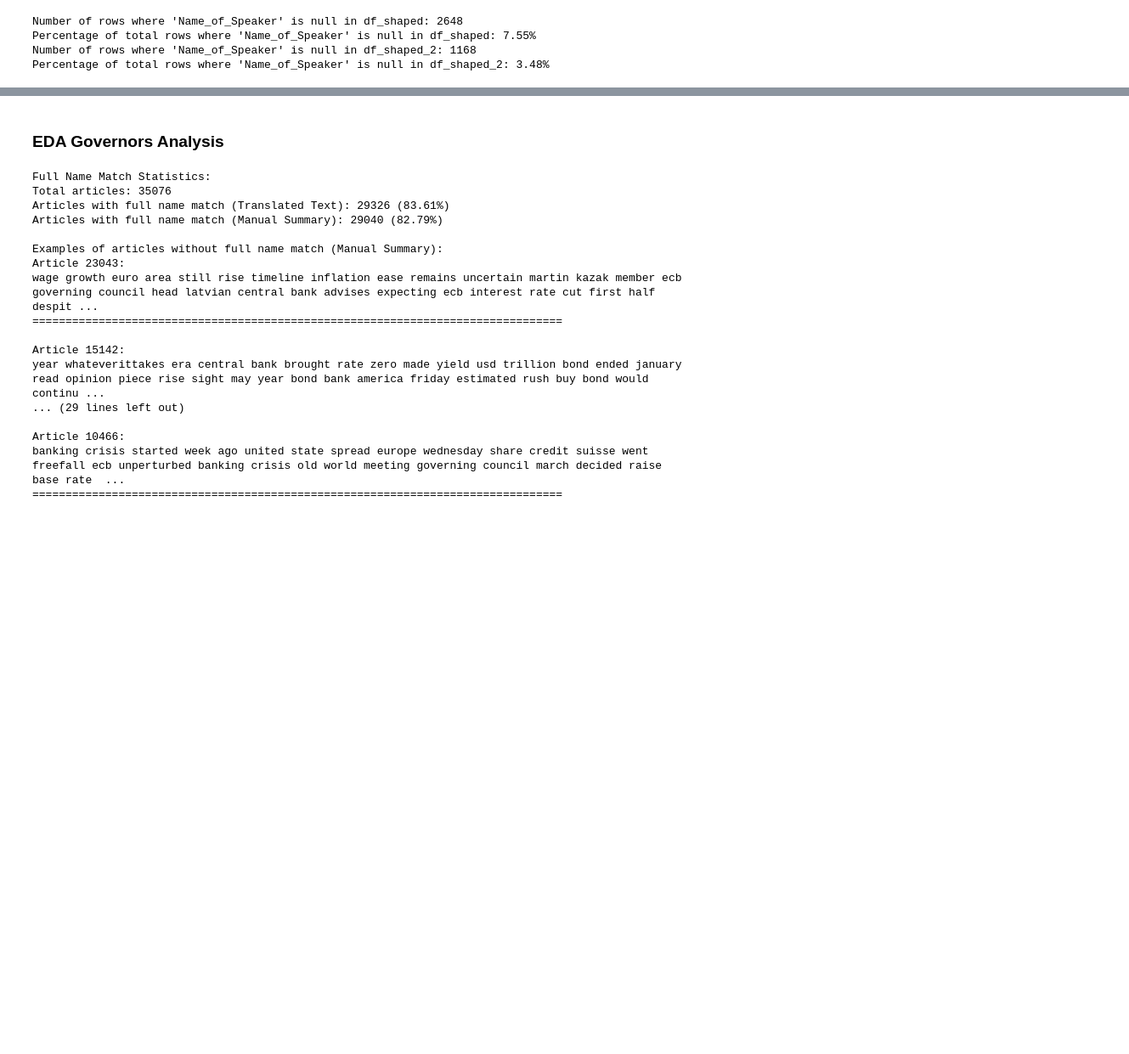
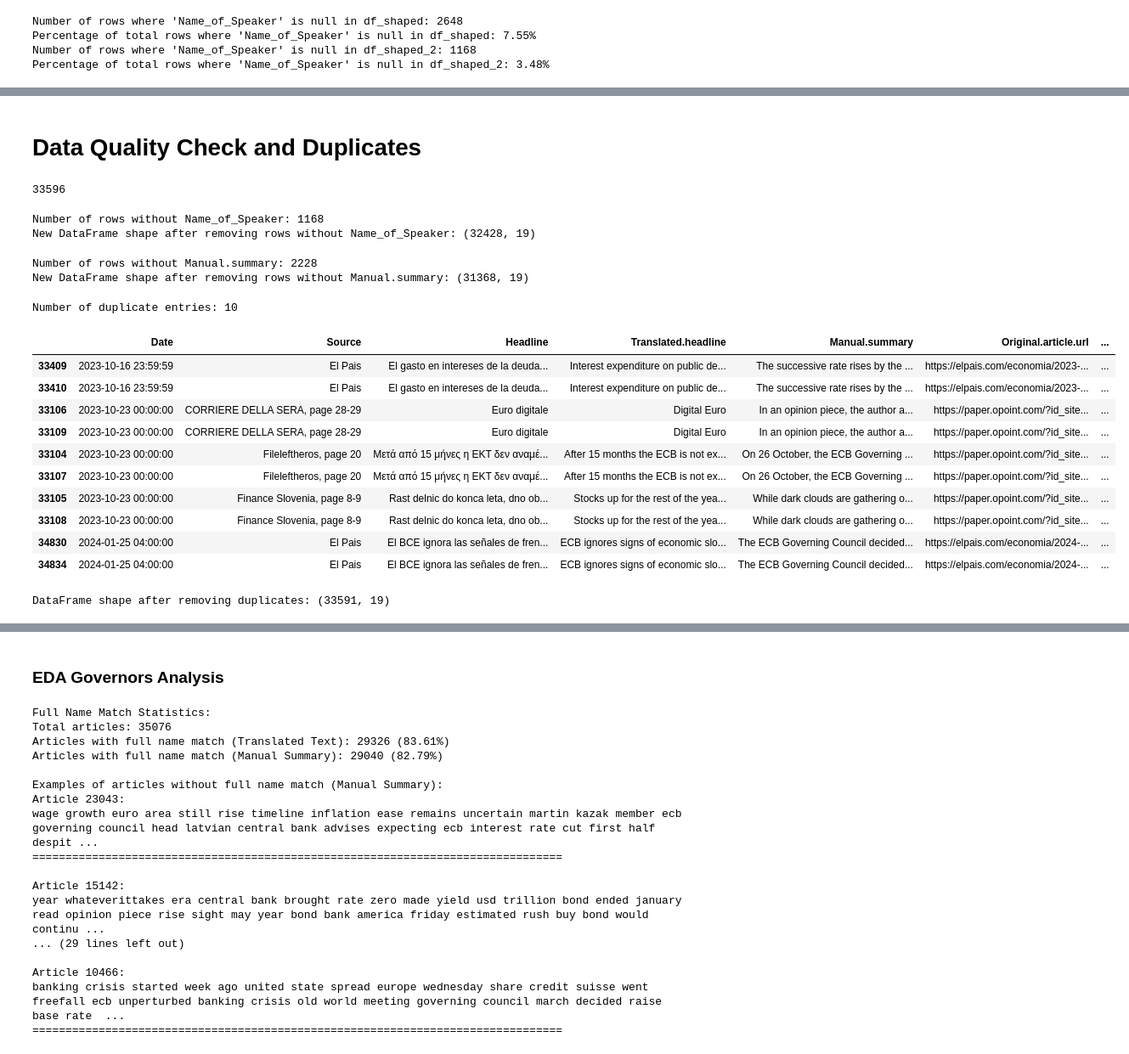
Before and after one commit to monbiote/ECB_Perceived_Cacophony, a Jupyter notebook: ECB Governors Analysis/ECB_Governor_Analysis.ipynb, the cells around one changed output, grey strips where cells are left out. Shown at 85% size. Saved outputs shown, nothing was run; the diff lists cells and outputs as text; code cells hidden in the pictures; blank space fills up the shorter version.

```diff
--- a/ECB Governors Analysis/ECB_Governor_Analysis.ipynb
+++ b/ECB Governors Analysis/ECB_Governor_Analysis.ipynb
@@ -849,0 +660,73 @@ Entry 786: ecb may raise interest rate september due higherthanexpected core inf
+# %% [markdown]
+# Data Quality Check and Duplicates
+# %%
+# Set display options for wide windows
+pd.set_option('display.max_colwidth', None)  # Use None to show full content without truncation
+pd.set_option('display.width', 1000)  # Adjust the number to fit your display or preferences
+# %%
+df_scraped_2.shape[0]
+# %% [output]
+33596
+# %%
+# Step 1: Count the number of rows without a Name_of_Speaker
+missing_names_count = df_scraped_2['Name_of_Speaker'].isna().sum()
+print(f"Number of rows without Name_of_Speaker: {missing_names_count}")
+
+# Step 2: Remove rows where Name_of_Speaker is missing
+df_cleaned = df_scraped_2.dropna(subset=['Name_of_Speaker'])
+
+# Optionally print the shape to confirm rows are removed
+print(f"New DataFrame shape after removing rows without Name_of_Speaker: {df_cleaned.shape}")
+# %% [output]
+Number of rows without Name_of_Speaker: 1168
+New DataFrame shape after removing rows without Name_of_Speaker: (32428, 19)
+# %%
+# Step 1: Count the number of rows without a Manual.summary
+missing_summaries_count = df_scraped_2['Manual.summary'].isna().sum()
+print(f"Number of rows without Manual.summary: {missing_summaries_count}")
+
+# Step 2: Remove rows where Manual.summary is missing
+df_cleaned = df_scraped_2.dropna(subset=['Manual.summary'])
+
+# Optionally print the shape to confirm rows are removed
+print(f"New DataFrame shape after removing rows without Manual.summary: {df_cleaned.shape}")
+# %% [output]
+Number of rows without Manual.summary: 2228
+New DataFrame shape after removing rows without Manual.summary: (31368, 19)
+# %%
+# List of columns to check for duplicates
+columns_to_check = [
+    'Date', 'Source', 'Headline', 'Translated.headline', 'Manual.summary',
+    'Original.article.url', 'Translated.text', 'Media.type', 'Speaker',
+    'Reach', 'Language', 'Country.Code', 'Sitename', 'Tags'
+]
+
+# Identifying duplicates based on the list of columns
+duplicates = df_scraped_2[df_scraped_2.duplicated(columns_to_check, keep=False)]
+
+# Sorting the duplicates to group identical entries together
+duplicates_sorted = duplicates.sort_values(by=columns_to_check)
+
+print(f"Number of duplicate entries: {duplicates_sorted.shape[0]}")
+duplicates_sorted
+# %% [output]
+Number of duplicate entries: 10
+|  | Date | Source | Headline | Translated.headline | Manual.summary | Original.article.url | ... |
+| 33409 | 2023-10-16 23:59:59 | El Pais | El gasto en intereses de la deuda... | Interest expenditure on public de... | The successive rate rises by the ... | https://elpais.com/economia/2023-... | ... |
+| 33410 | 2023-10-16 23:59:59 | El Pais | El gasto en intereses de la deuda... | Interest expenditure on public de... | The successive rate rises by the ... | https://elpais.com/economia/2023-... | ... |
+| 33106 | 2023-10-23 00:00:00 | CORRIERE DELLA SERA, page 28-29 | Euro digitale | Digital Euro | In an opinion piece, the author a... | https://paper.opoint.com/?id_site... | ... |
+| 33109 | 2023-10-23 00:00:00 | CORRIERE DELLA SERA, page 28-29 | Euro digitale | Digital Euro | In an opinion piece, the author a... | https://paper.opoint.com/?id_site... | ... |
+| 33104 | 2023-10-23 00:00:00 | Fileleftheros, page 20 | Μετά από 15 μήνες η ΕΚΤ δεν αναμέ... | After 15 months the ECB is not ex... | On 26 October, the ECB Governing ... | https://paper.opoint.com/?id_site... | ... |
+| 33107 | 2023-10-23 00:00:00 | Fileleftheros, page 20 | Μετά από 15 μήνες η ΕΚΤ δεν αναμέ... | After 15 months the ECB is not ex... | On 26 October, the ECB Governing ... | https://paper.opoint.com/?id_site... | ... |
+| 33105 | 2023-10-23 00:00:00 | Finance Slovenia, page 8-9 | Rast delnic do konca leta, dno ob... | Stocks up for the rest of the yea... | While dark clouds are gathering o... | https://paper.opoint.com/?id_site... | ... |
+| 33108 | 2023-10-23 00:00:00 | Finance Slovenia, page 8-9 | Rast delnic do konca leta, dno ob... | Stocks up for the rest of the yea... | While dark clouds are gathering o... | https://paper.opoint.com/?id_site... | ... |
+| 34830 | 2024-01-25 04:00:00 | El Pais | El BCE ignora las señales de fren... | ECB ignores signs of economic slo... | The ECB Governing Council decided... | https://elpais.com/economia/2024-... | ... |
+| 34834 | 2024-01-25 04:00:00 | El Pais | El BCE ignora las señales de fren... | ECB ignores signs of economic slo... | The ECB Governing Council decided... | https://elpais.com/economia/2024-... | ... |
+# %%
+# Remove duplicates based on the list of columns
+df_cleaned = df_scraped_2.drop_duplicates(subset=columns_to_check, keep='first')
+
+# Print the shape to confirm rows are removed
+print(f"DataFrame shape after removing duplicates: {df_cleaned.shape}")
+# %% [output]
+DataFrame shape after removing duplicates: (33591, 19)
```
Also changed, not shown: parts of 30 cells of this notebook, 3 other files.
